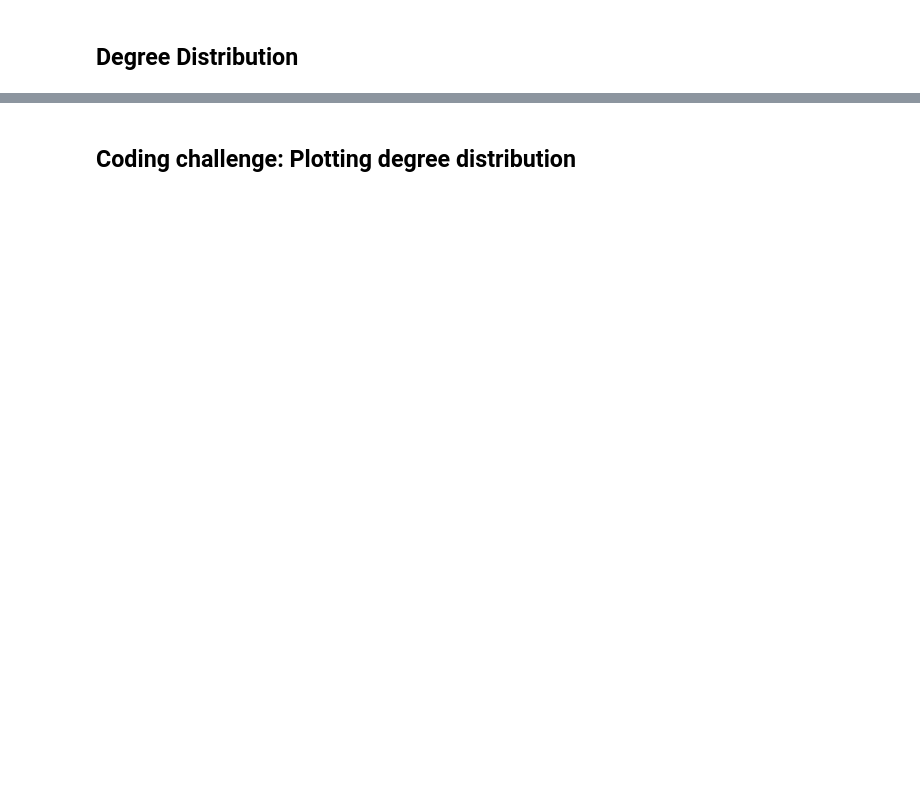
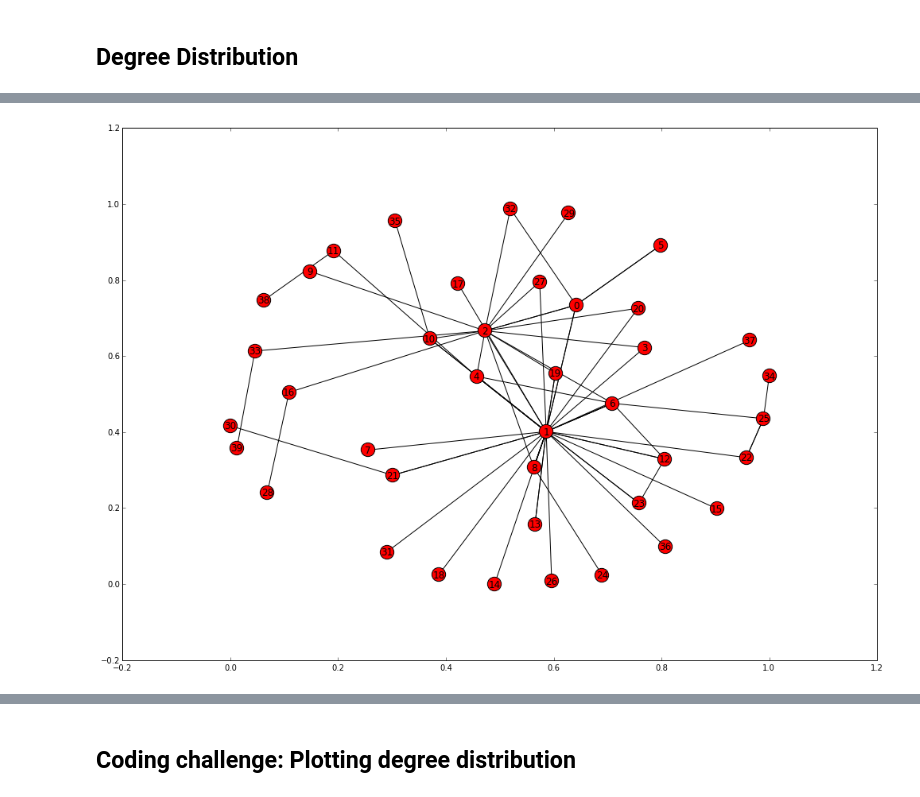
Before and after one commit to davebshow/DH3501, a Jupyter notebook: class6.ipynb, the cells around one changed output, grey strips where cells are left out. Cells and saved outputs as stored; diff of their text form; code cells hidden in the pictures; blank space fills up the shorter version.

```diff
--- a/class6.ipynb
+++ b/class6.ipynb
@@ -234,0 +291,11 @@ A **walk** in a network  $g \in G(N)$ betgween nodes $i$ and $j$ is a sequence o
+# %%
+# Config environment for code examples.
+%matplotlib inline
+import networkx as nx
+import matplotlib as plt
+plt.rcParams['figure.figsize'] = 17, 12
+# %%
+g = nx.scale_free_graph(40).to_undirected()
+nx.draw_networkx(g)
+# %% [output]
+[figure, added]
```
Also changed, not shown: parts of 22 cells of this notebook, 4 other files.
